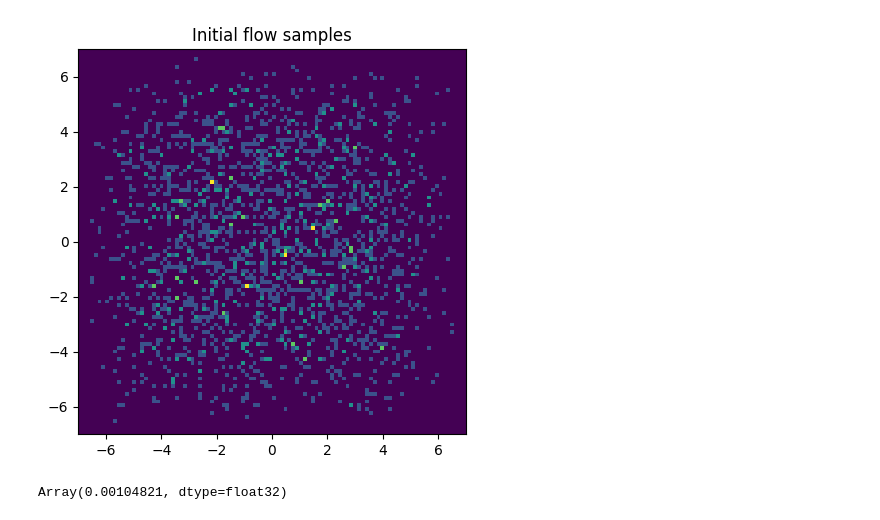
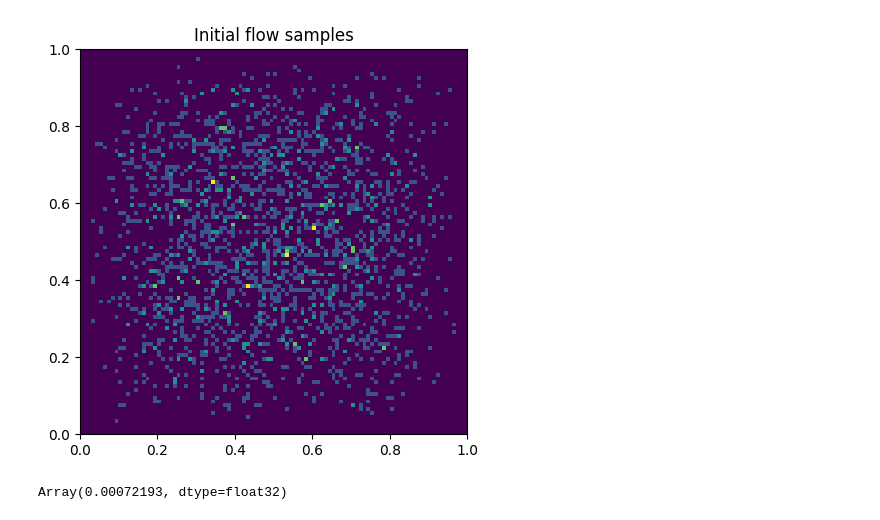
Before and after one commit to jeongsukchul/risk-sensitive-domain-randomization, a Jupyter notebook: learning/agents/sampler_ppo/toy_experiments/test_NF_realNVP.ipynb, the cells around one changed output. Drawn from its saved outputs; the diff is of its cells as text; code cells hidden in the pictures.

```diff
--- a/learning/agents/sampler_ppo/toy_experiments/test_NF_realNVP.ipynb
+++ b/learning/agents/sampler_ppo/toy_experiments/test_NF_realNVP.ipynb
@@ -21,42 +21,42 @@ from learning.module.target_examples.gmm40 import GMM40
 from learning.module.target_examples.student_t_mixture import StudentTMixtureModel
 # target = StudentTMixtureModel(dim=2, sample_bounds=[-30., 30.], num_components=40)
 target = GMM40(dim=2)
-# low = jnp.array([-0.0, -0.0])
-# high = jnp.array([1.0, 1.0])
+low = jnp.array([-0.0, -0.0])
+high = jnp.array([1.0, 1.0])
 # low = jnp.array([-target._plot_bound, -target._plot_bound])
 # high = jnp.array([target._plot_bound, target._plot_bound])
-low = jnp.array([-7.0, -7.0])
-high = jnp.array([7.0, 7.0])
+# low = jnp.array([-7.0, -7.0])
+# high = jnp.array([7.0, 7.0])
 data_key, flow_key, train_key, sample_key = jr.split(jr.key(0), 4)
 rngs = nnx.Rngs(params=0, sample=1)
 ndim=2
 bins = 16  # same as Zuko's `bins`
 hidden = (64, 64)
 n_transforms = 3
 
 dist_bijx = make_realnvp_bijx(
     ndim=ndim,
     channels=256,
     n_layers=8,
     seed=1,
     domain_range=(low, high),
 )
 optimizer = nnx.Optimizer(
     dist_bijx,
     optax.adam(1e-4),
     wrt=nnx.Param,
 )
 key = jax.random.PRNGKey(0)
 contexts, logq = dist_bijx.sample(batch_shape=(2048,), rng=key)
 logq2 = dist_bijx.log_density(x=contexts)
 plt.figure(figsize=(5, 5))
 plt.hist2d(contexts[:, 0], contexts[:, 1], bins=100, range=[[low[0], high[0]], [low[1], high[1]]])
 plt.title("Initial flow samples")
 plt.show()
 jnp.abs(logq-logq2).sum()
 # %% [output]
-[figure, old version]
+[figure, new version]
-Array(0.00104821, dtype=float32)
+Array(0.00072193, dtype=float32)
 # %%
 import jax, jax.numpy as jnp
 import numpy as np
```
Also changed, not shown: parts of 2 cells of this notebook, 49 other files.
